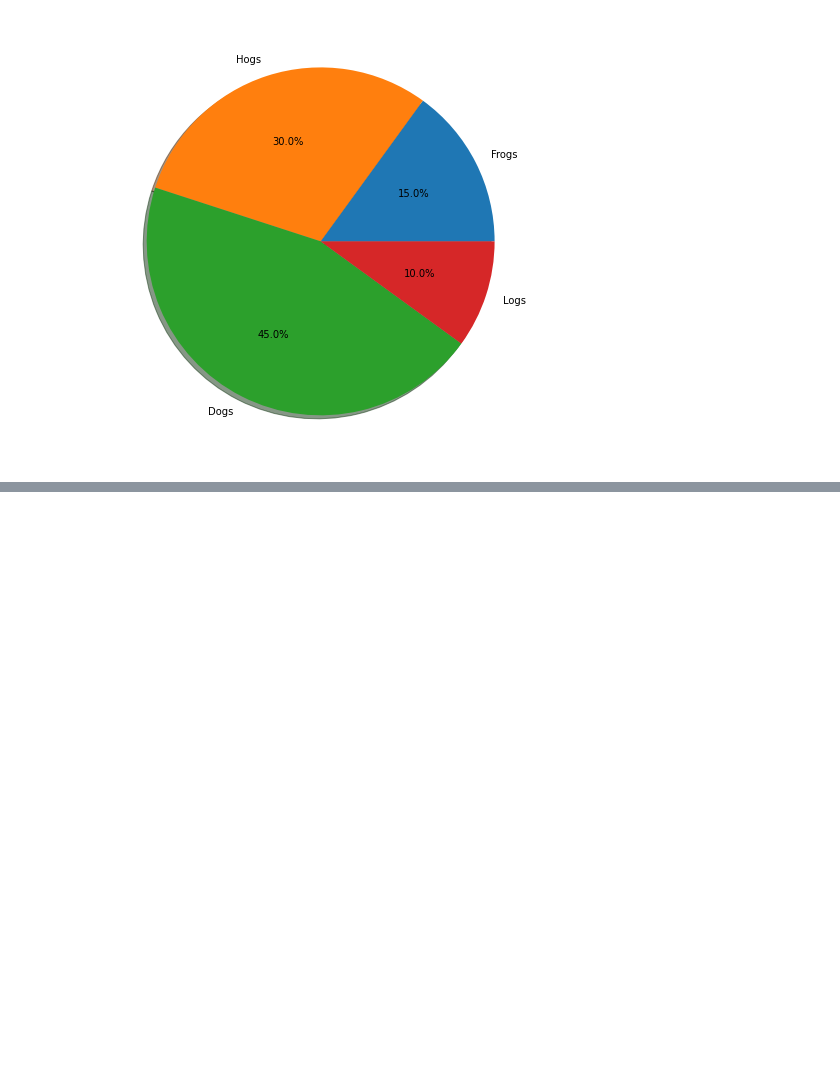
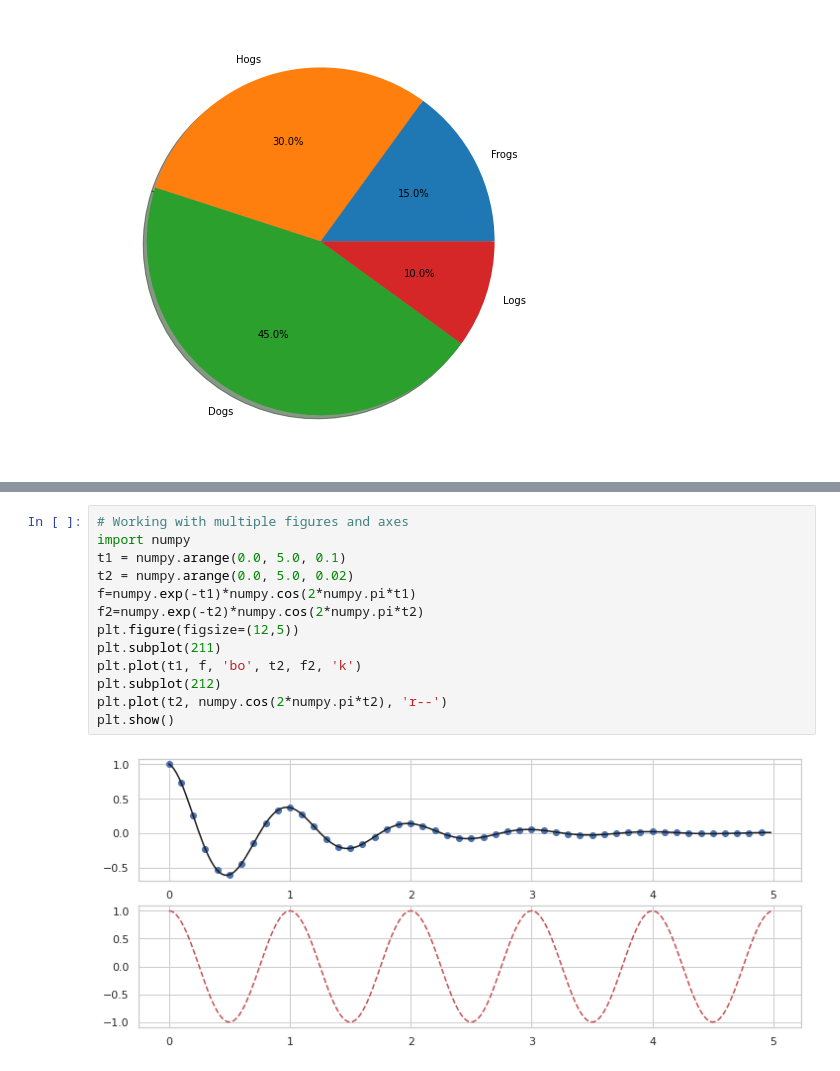
Before and after one commit to oektomo/ClassPersevere, a Jupyter notebook: W0401MatplotlibSeaborn.ipynb, the cells around one changed output, grey strips where cells are left out. Drawn from its saved outputs; the diff is of its cells as text; blank space fills up the shorter version.

```diff
--- a/W0401MatplotlibSeaborn.ipynb
+++ b/W0401MatplotlibSeaborn.ipynb
@@ -36,0 +56,15 @@ AttributeError: ignored
+# %%
+# Working with multiple figures and axes
+import numpy
+t1 = numpy.arange(0.0, 5.0, 0.1)
+t2 = numpy.arange(0.0, 5.0, 0.02)
+f=numpy.exp(-t1)*numpy.cos(2*numpy.pi*t1)
+f2=numpy.exp(-t2)*numpy.cos(2*numpy.pi*t2)
+plt.figure(figsize=(12,5))
+plt.subplot(211)
+plt.plot(t1, f, 'bo', t2, f2, 'k')
+plt.subplot(212)
+plt.plot(t2, numpy.cos(2*numpy.pi*t2), 'r--')
+plt.show()
+# %% [output]
+[figure, added]
```
Also changed, not shown: parts of 7 cells of this notebook.
